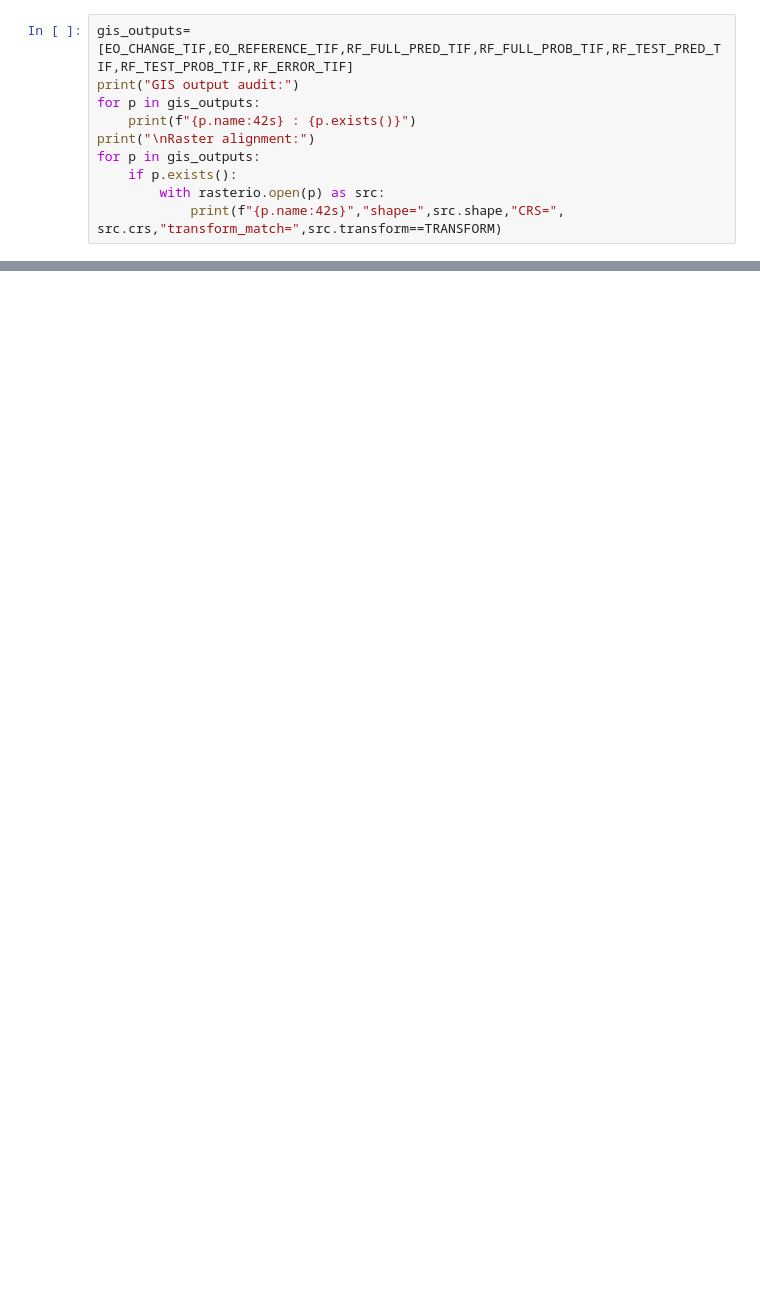
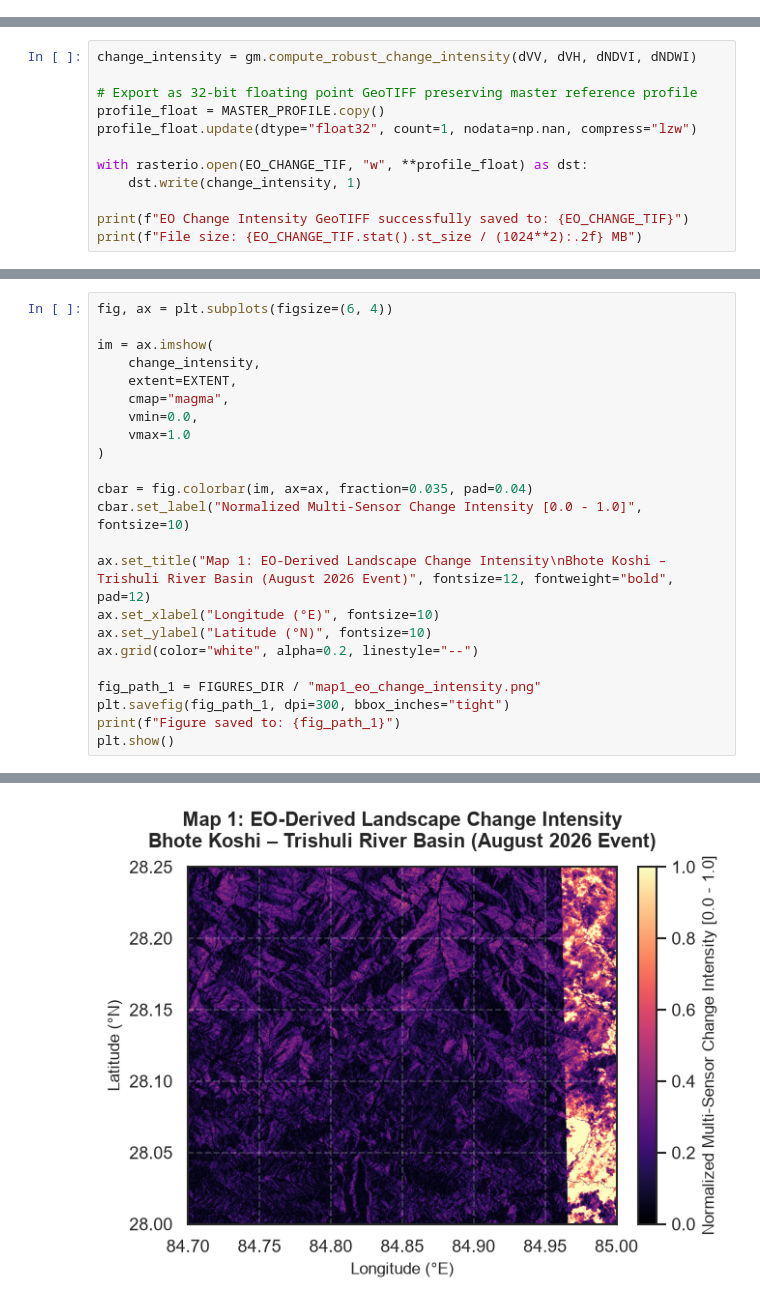
Before and after one commit to Mr-Rup/Nepal_Flood, a Jupyter notebook: Notebooks/03_GIS_Change_Mapping.ipynb, the cells around one changed output, grey strips where cells are left out. Saved outputs shown, nothing was run; the diff lists cells and outputs as text; blank space fills up the shorter version.

```diff
--- a/Notebooks/03_GIS_Change_Mapping.ipynb
+++ b/Notebooks/03_GIS_Change_Mapping.ipynb
@@ -611,10 +0,0 @@ All rasters should retain the same dimensions, transform and CRS as the original
-# %%
-gis_outputs=[EO_CHANGE_TIF,EO_REFERENCE_TIF,RF_FULL_PRED_TIF,RF_FULL_PROB_TIF,RF_TEST_PRED_TIF,RF_TEST_PROB_TIF,RF_ERROR_TIF]
-print("GIS output audit:")
-for p in gis_outputs:
-    print(f"{p.name:42s} : {p.exists()}")
-print("\nRaster alignment:")
-for p in gis_outputs:
-    if p.exists():
-        with rasterio.open(p) as src:
-            print(f"{p.name:42s}","shape=",src.shape,"CRS=", src.crs,"transform_match=",src.transform==TRANSFORM)
@@ -662,0 +172,12 @@ No claim is made that the model independently establishes physical flood damage
+# %%
+change_intensity = gm.compute_robust_change_intensity(dVV, dVH, dNDVI, dNDWI)
+
+# Export as 32-bit floating point GeoTIFF preserving master reference profile
+profile_float = MASTER_PROFILE.copy()
+profile_float.update(dtype="float32", count=1, nodata=np.nan, compress="lzw")
+
+with rasterio.open(EO_CHANGE_TIF, "w", **profile_float) as dst:
+    dst.write(change_intensity, 1)
+
+print(f"EO Change Intensity GeoTIFF successfully saved to: {EO_CHANGE_TIF}")
+print(f"File size: {EO_CHANGE_TIF.stat().st_size / (1024**2):.2f} MB")
@@ -662,0 +195,24 @@ No claim is made that the model independently establishes physical flood damage
+# %%
+fig, ax = plt.subplots(figsize=(6, 4))
+
+im = ax.imshow(
+    change_intensity,
+    extent=EXTENT,
+    cmap="magma",
+    vmin=0.0,
+    vmax=1.0
+)
+
+cbar = fig.colorbar(im, ax=ax, fraction=0.035, pad=0.04)
+cbar.set_label("Normalized Multi-Sensor Change Intensity [0.0 - 1.0]", fontsize=10)
+
+ax.set_title("Map 1: EO-Derived Landscape Change Intensity\nBhote Koshi – Trishuli River Basin (August 2026 Event)", fontsize=12, fontweight="bold", pad=12)
+ax.set_xlabel("Longitude (°E)", fontsize=10)
+ax.set_ylabel("Latitude (°N)", fontsize=10)
+ax.grid(color="white", alpha=0.2, linestyle="--")
+
+fig_path_1 = FIGURES_DIR / "map1_eo_change_intensity.png"
+plt.savefig(fig_path_1, dpi=300, bbox_inches="tight")
+print(f"Figure saved to: {fig_path_1}")
+plt.show()
+# %% [output]
@@ -662,0 +220 @@ No claim is made that the model independently establishes physical flood damage
+[figure, added]
```
Also changed, not shown: parts of 86 cells of this notebook, 2 other files.
